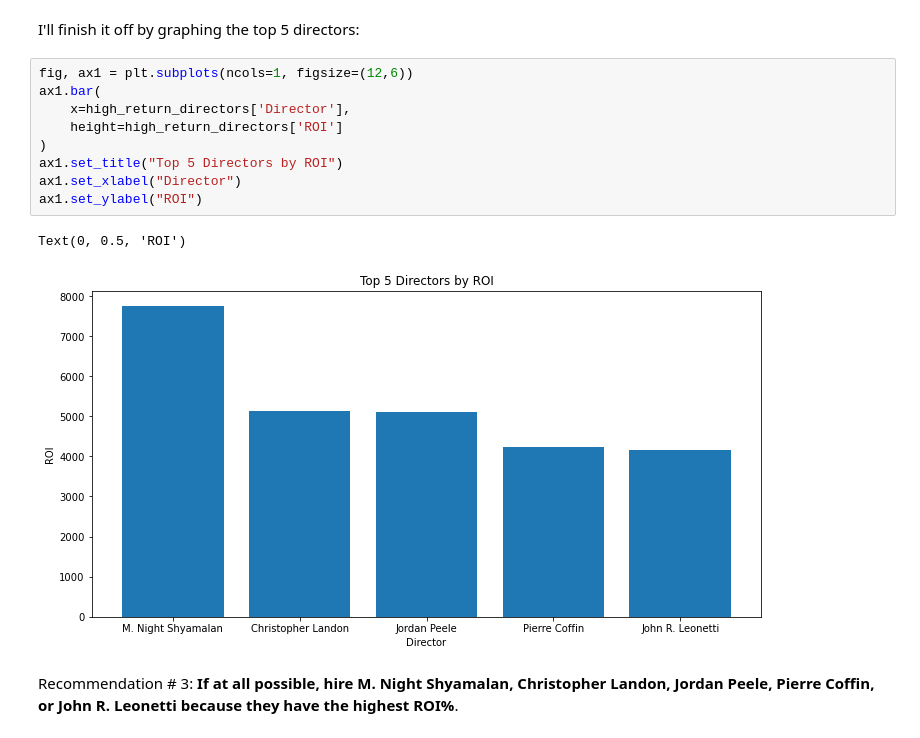
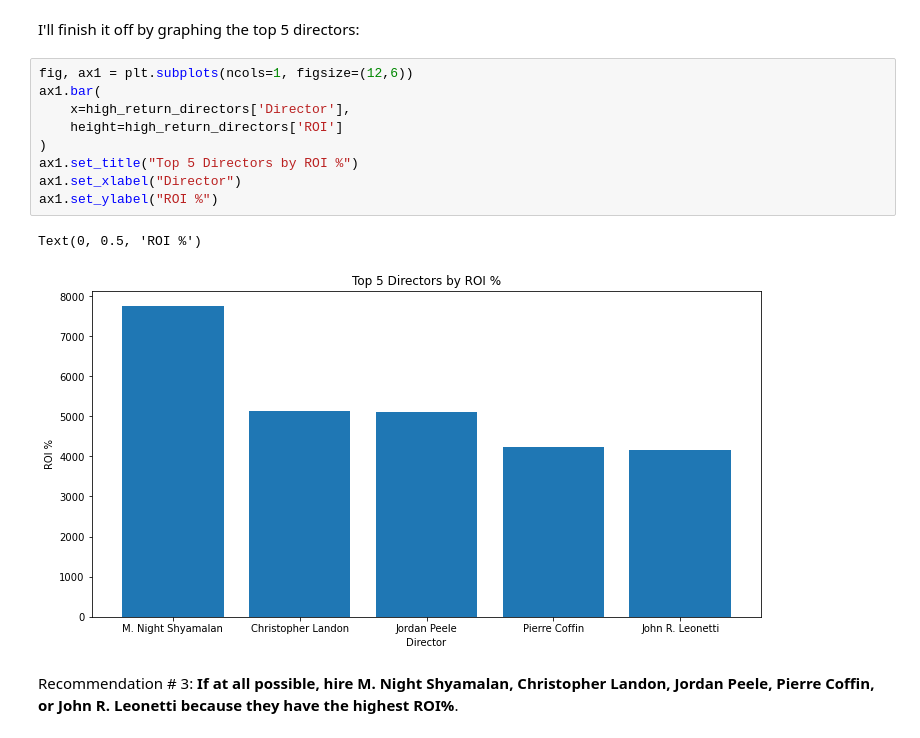
Before and after one commit to icapeli/icapeli-phase_1_project, a Jupyter notebook: phase_1_project.ipynb, the cells around one changed output. Cells and saved outputs as stored; diff of their text form.

```diff
--- a/phase_1_project.ipynb
+++ b/phase_1_project.ipynb
@@ -602,15 +602,15 @@ I'll finish it off by graphing the top 5 directors:
 # %%
 fig, ax1 = plt.subplots(ncols=1, figsize=(12,6))
 ax1.bar(
     x=high_return_directors['Director'],
     height=high_return_directors['ROI']
 )
-ax1.set_title("Top 5 Directors by ROI")
+ax1.set_title("Top 5 Directors by ROI %")
 ax1.set_xlabel("Director")
-ax1.set_ylabel("ROI")
+ax1.set_ylabel("ROI %")
 # %% [output]
-Text(0, 0.5, 'ROI')
+Text(0, 0.5, 'ROI %')
-[figure, old version]
+[figure, new version]
 # %% [markdown]
 Recommendation # 3: **If at all possible, hire M. Night Shyamalan, Christopher Landon, Jordan Peele, Pierre Coffin, or John R. Leonetti because they have the highest ROI%**.
 # %%
```
Also changed, not shown: parts of 6 cells of this notebook.
